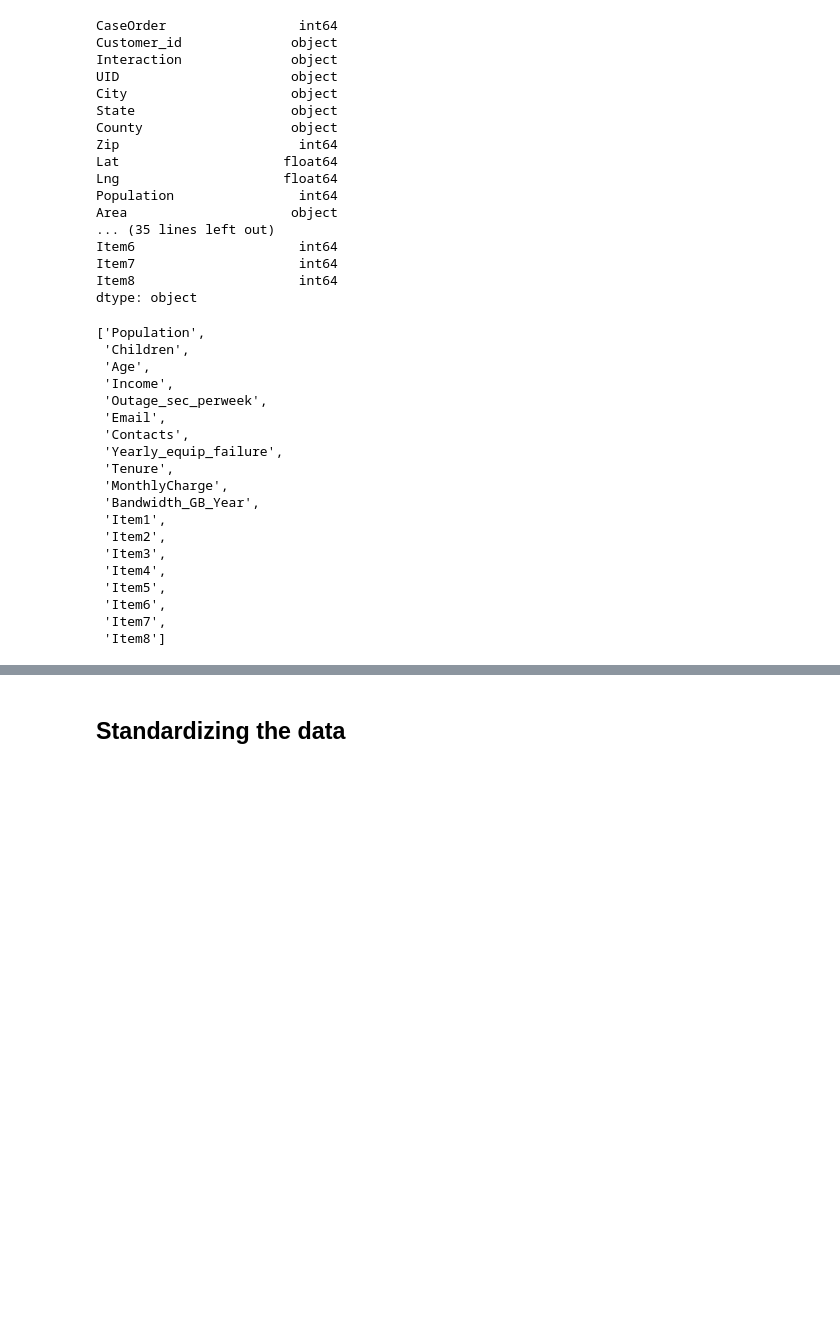
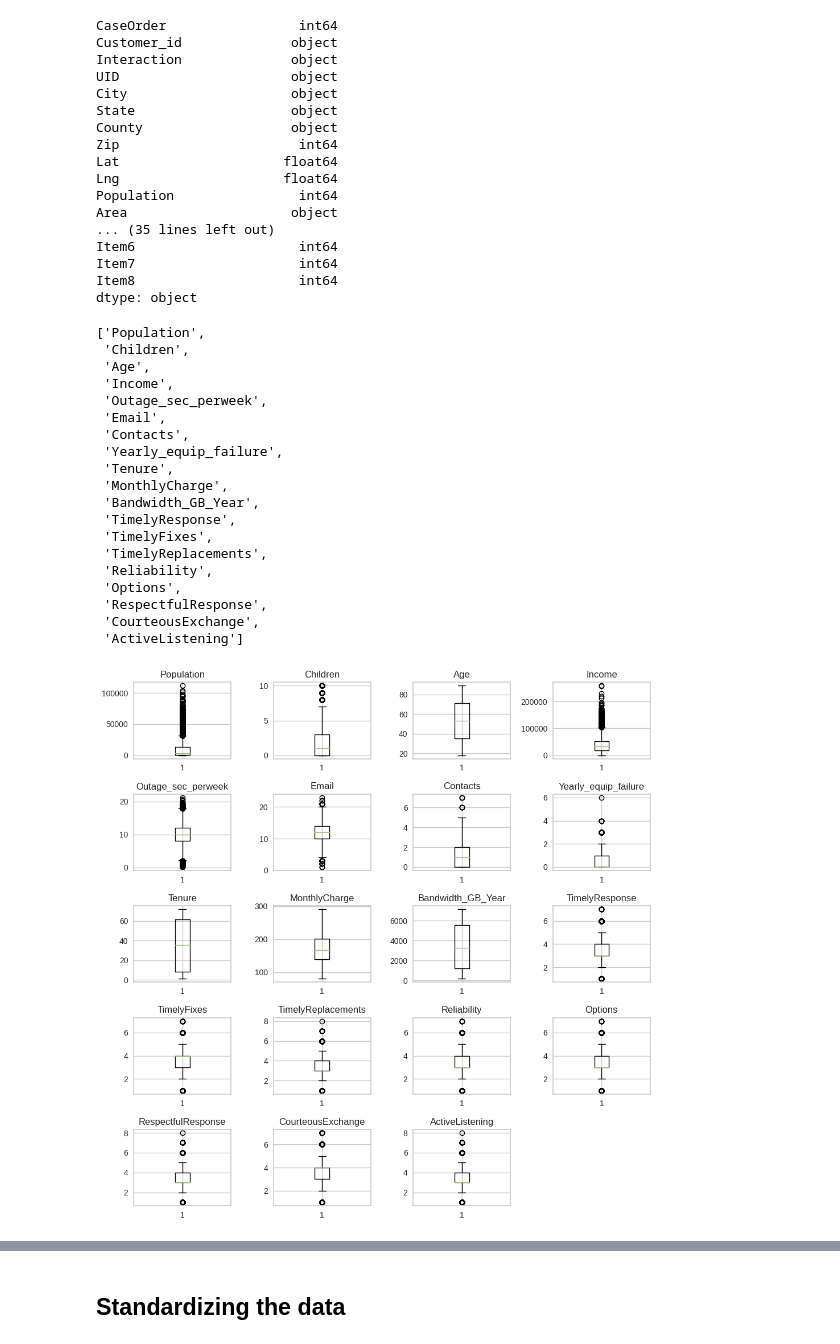
Before and after one commit to cfreeman22/d212_data_mining_2, a Jupyter notebook: D212_task2_PCA.ipynb, the cells around one changed output, grey strips where cells are left out. Cells and saved outputs as stored; diff of their text form; code cells hidden in the pictures; blank space fills up the shorter version.

```diff
--- a/D212_task2_PCA.ipynb
+++ b/D212_task2_PCA.ipynb
@@ -58,6 +88,11 @@ Item6                     int64
 Item7                     int64
 Item8                     int64
 dtype: object
+# %%
+# renaming the survey items columns
+df = df.rename(columns={'Item1': 'TimelyResponse','Item2': 'TimelyFixes' , 'Item3': 'TimelyReplacements', 'Item4': 'Reliability',
+
+                          'Item5': 'Options', 'Item6': 'RespectfulResponse', 'Item7': 'CourteousExchange', 'Item8': 'ActiveListening'})
 # %%
 # select all columns except float based
 df2 = df.select_dtypes(exclude ='object')
@@ -86,11 +121,26 @@ cont_cols
  'Tenure',
  'MonthlyCharge',
  'Bandwidth_GB_Year',
- 'Item1',
- 'Item2',
- 'Item3',
- 'Item4',
- 'Item5',
- 'Item6',
- 'Item7',
- 'Item8']
+ 'TimelyResponse',
+ 'TimelyFixes',
+ 'TimelyReplacements',
+ 'Reliability',
+ 'Options',
+ 'RespectfulResponse',
+ 'CourteousExchange',
+ 'ActiveListening']
+# %%
+
+# Detecting all outliers in case we missed some in exploration
+
+plt.figure(figsize=(10,10))
+
+for i, variable in enumerate(cont_cols):
+    plt.subplot(5, 4, i + 1)
+    plt.boxplot(df2[variable], whis=1.5)
+    plt.tight_layout()
+    plt.title(variable)
+
+plt.show()
+# %% [output]
+[figure, added]
```
Also changed, not shown: parts of 20 cells of this notebook.
